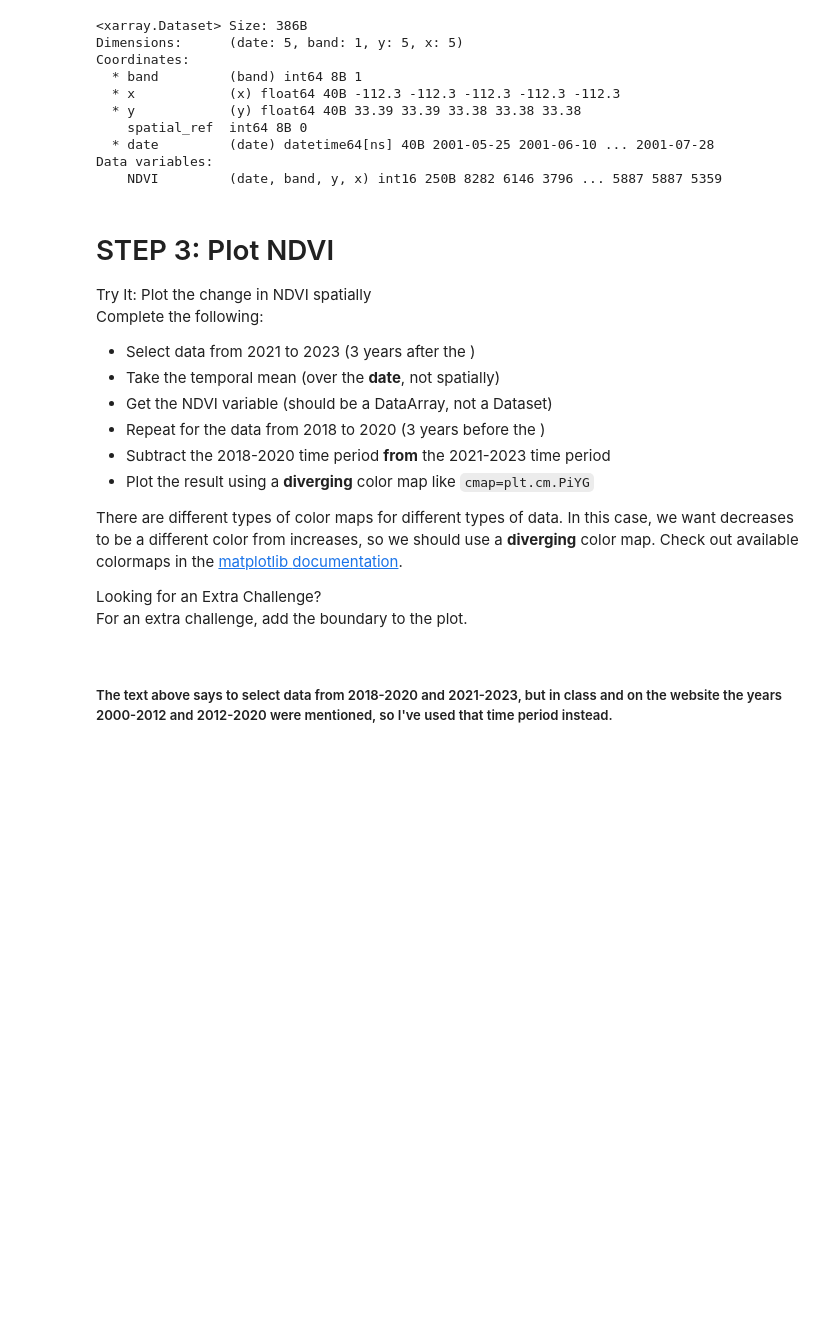
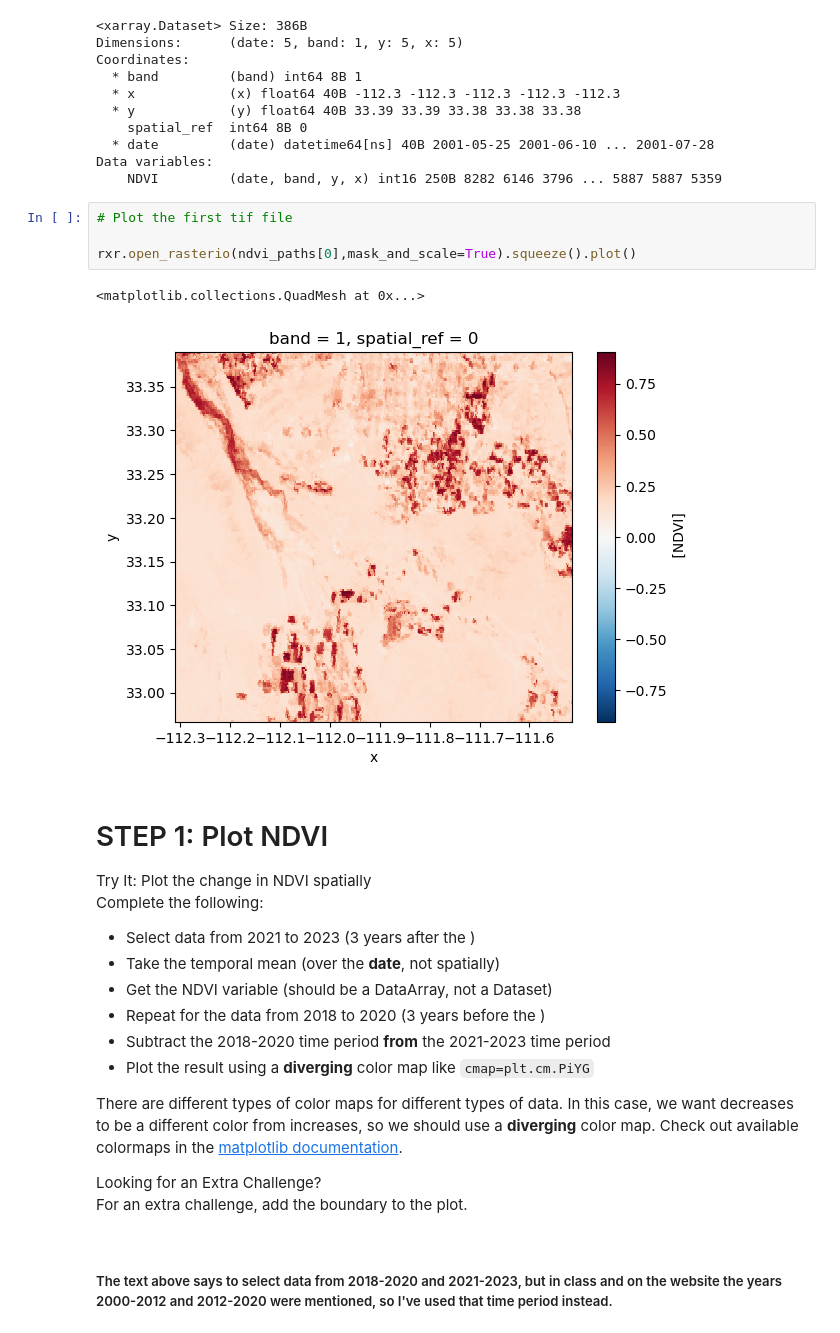
Before and after one commit to earthlab-education/04-vegetation-rainihelmstadter, a Jupyter notebook: notebooks/vegetation-03-plot.ipynb, the cells around one changed output. Drawn from its saved outputs; the diff is of its cells as text; blank space fills up the shorter version.

```diff
--- a/notebooks/vegetation-03-plot.ipynb
+++ b/notebooks/vegetation-03-plot.ipynb
@@ -99,8 +42,15 @@ Coordinates:
   * date         (date) datetime64[ns] 40B 2001-05-25 2001-06-10 ... 2001-07-28
 Data variables:
     NDVI         (date, band, y, x) int16 250B 8282 6146 3796 ... 5887 5887 5359
+# %%
+# Plot the first tif file
+
+rxr.open_rasterio(ndvi_paths[0],mask_and_scale=True).squeeze().plot()
+# %% [output]
+<matplotlib.collections.QuadMesh at 0x...>
+[figure, added]
 # %% [markdown]
-# STEP 3: Plot NDVI
+# STEP 1: Plot NDVI
 
 <link rel="stylesheet" type="text/css" href="./assets/styles.css"><div class="callout callout-style-default callout-titled callout-task"><div class="callout-header"><div class="callout-icon-container"><i class="callout-icon"></i></div><div class="callout-title-container flex-fill">Try It: Plot the change in NDVI spatially</div></div><div class="callout-body-container callout-body"><p>Complete the following:</p>
 <ul>
```
Also changed, not shown: parts of 2 cells of this notebook, 2 other files.
